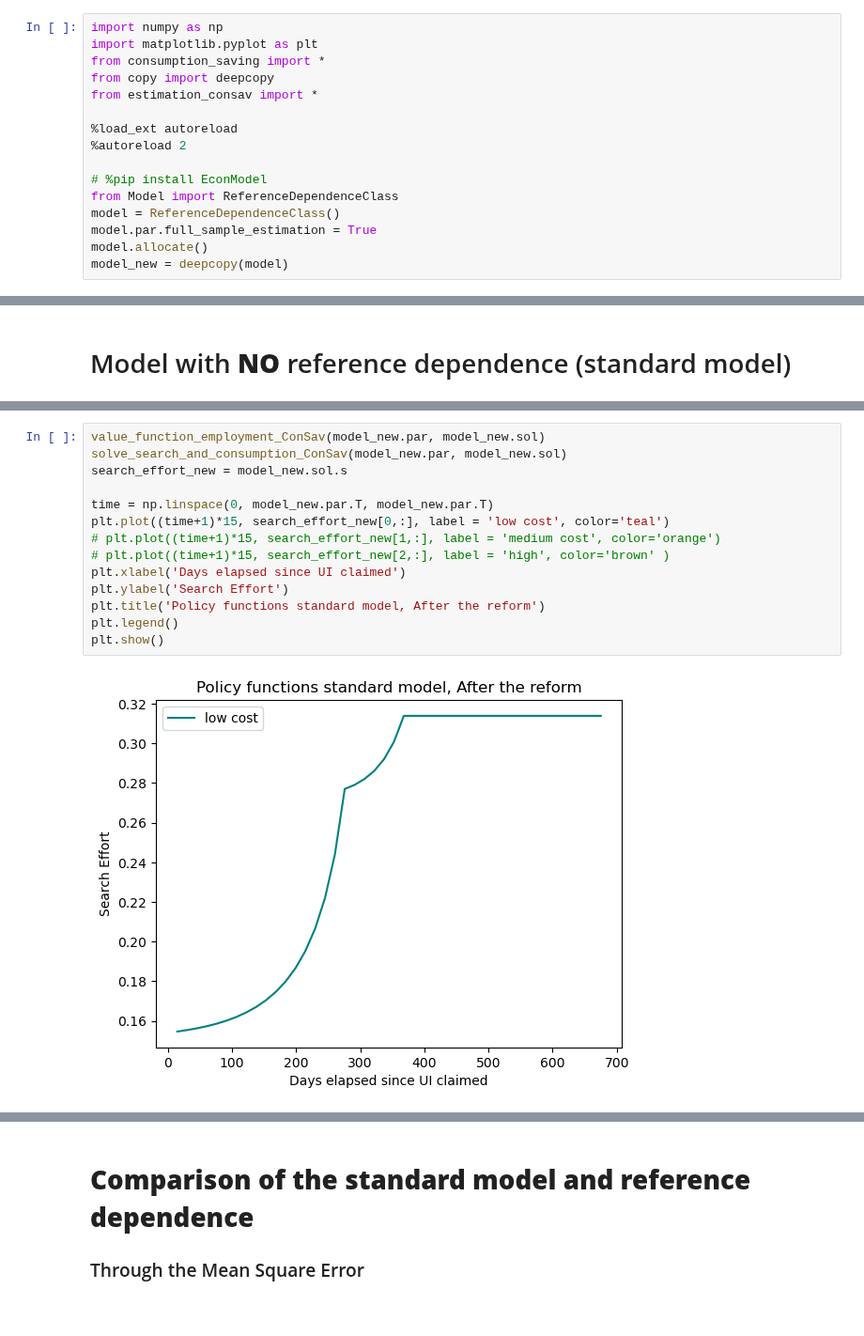
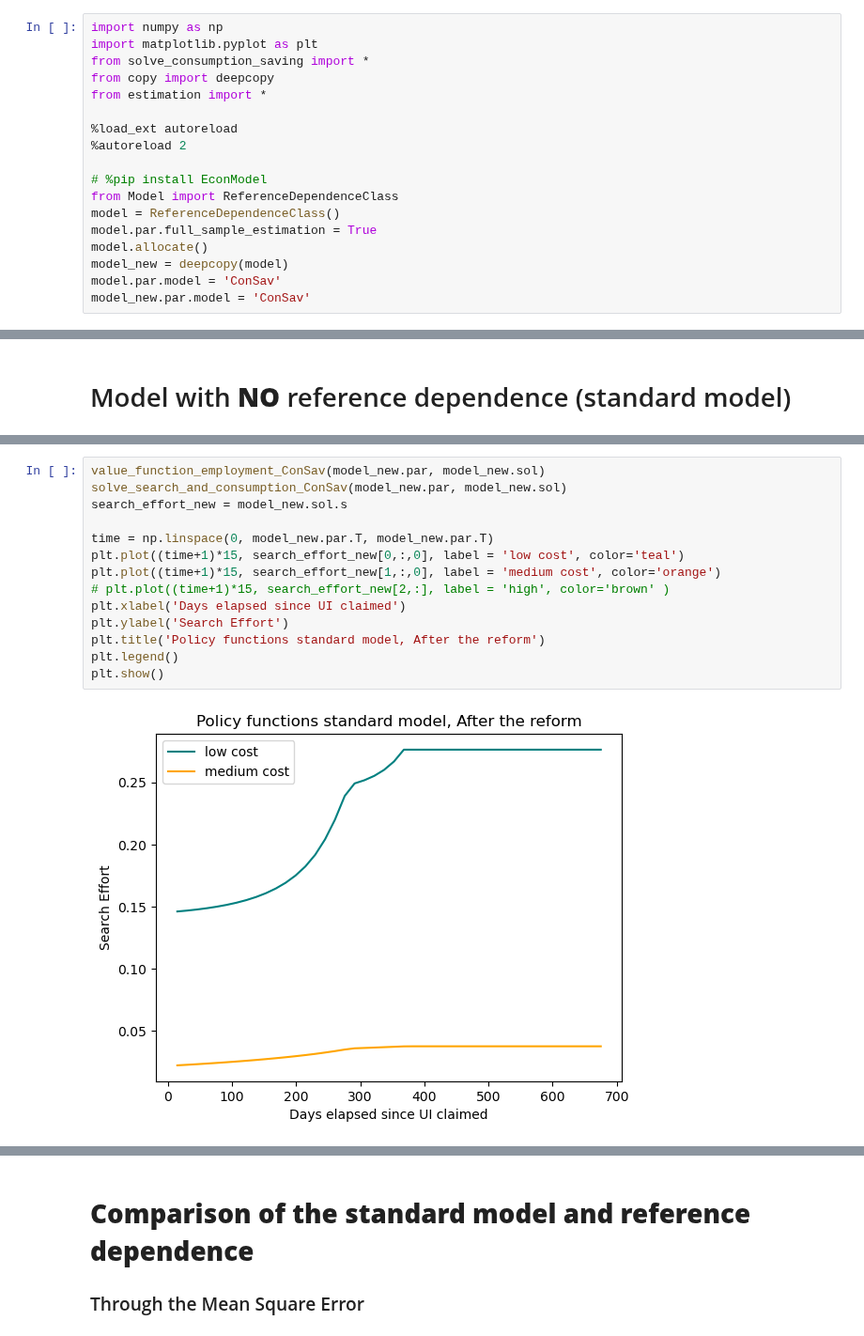
Before and after one commit to qrn838/Dynamic-programming-project, a Jupyter notebook: 2. Estimation - ConSav.ipynb, the cells around one changed output, grey strips where cells are left out. Shown at 94% size. Cells and saved outputs as stored; diff of their text form.

```diff
--- a/2. Estimation - ConSav.ipynb
+++ b/2. Estimation - ConSav.ipynb
@@ -1,9 +1,9 @@
 # %%
 import numpy as np
 import matplotlib.pyplot as plt
-from consumption_saving import *
+from solve_consumption_saving import *
 from copy import deepcopy
-from estimation_consav import *
+from estimation import *
 
 %load_ext autoreload
 %autoreload 2
@@ -14,3 +14,5 @@ model = ReferenceDependenceClass()
 model.par.full_sample_estimation = True
 model.allocate()
 model_new = deepcopy(model)
+model.par.model = 'ConSav'
+model_new.par.model = 'ConSav'
@@ -168,17 +164,17 @@ KeyboardInterrupt:
 # %%
 value_function_employment_ConSav(model_new.par, model_new.sol)
 solve_search_and_consumption_ConSav(model_new.par, model_new.sol)
 search_effort_new = model_new.sol.s
 
 time = np.linspace(0, model_new.par.T, model_new.par.T)
-plt.plot((time+1)*15, search_effort_new[0,:], label = 'low cost', color='teal')
-# plt.plot((time+1)*15, search_effort_new[1,:], label = 'medium cost', color='orange')
+plt.plot((time+1)*15, search_effort_new[0,:,0], label = 'low cost', color='teal')
+plt.plot((time+1)*15, search_effort_new[1,:,0], label = 'medium cost', color='orange')
 # plt.plot((time+1)*15, search_effort_new[2,:], label = 'high', color='brown' )
 plt.xlabel('Days elapsed since UI claimed')
 plt.ylabel('Search Effort')
 plt.title('Policy functions standard model, After the reform')
 plt.legend()
 plt.show()
 # %% [output]
-[figure, old version]
+[figure, new version]
 # %%
```
Also changed, not shown: parts of 13 cells of this notebook, 11 other files.
